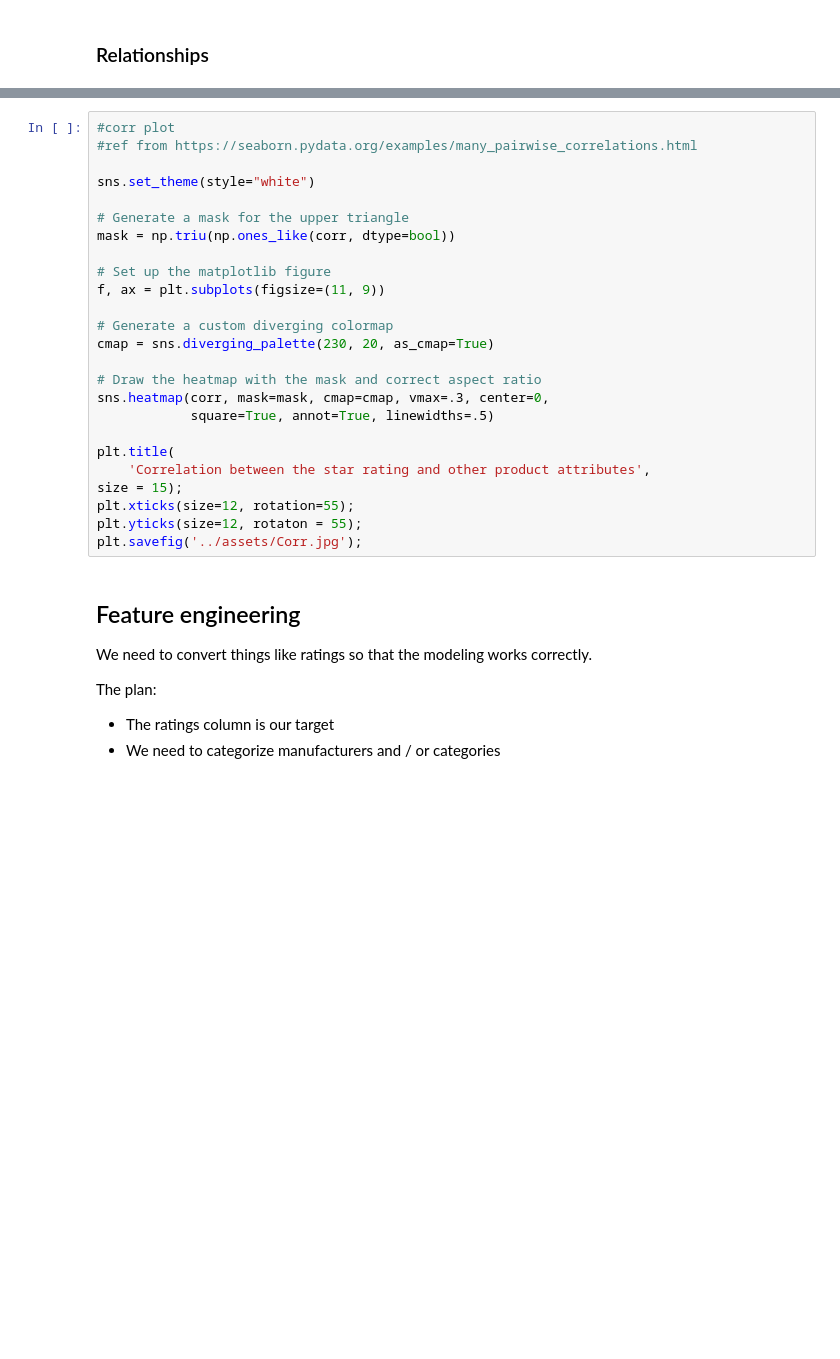
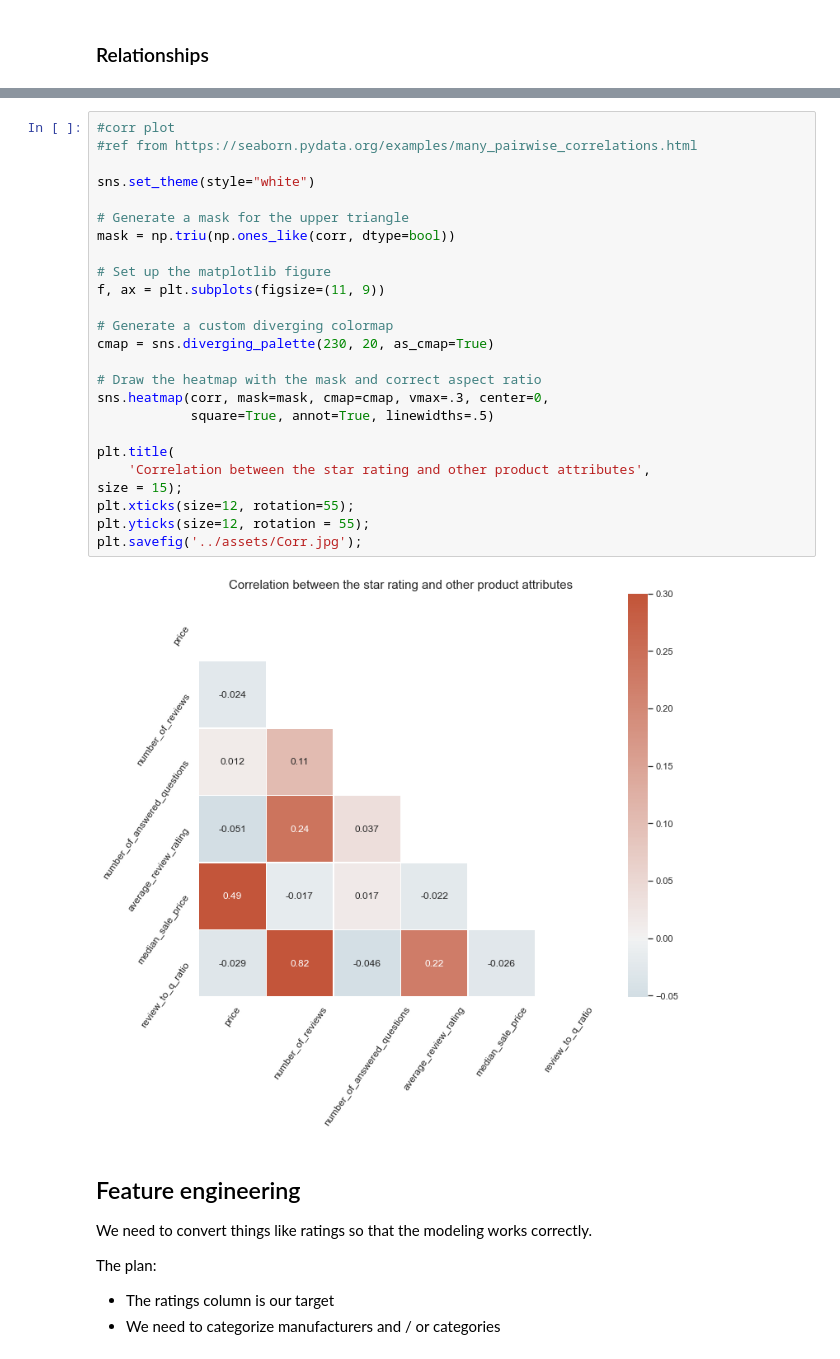
Before and after one commit to cotica/capstone, a Jupyter notebook: code/Amazon-product-catalog-cleaning-EDA.ipynb, the cells around one changed output, grey strips where cells are left out. Cells and saved outputs as stored; diff of their text form; blank space fills up the shorter version.

```diff
--- a/code/Amazon-product-catalog-cleaning-EDA.ipynb
+++ b/code/Amazon-product-catalog-cleaning-EDA.ipynb
@@ -676,28 +686,30 @@ corr.round(2)
 # %%
 #corr plot
 #ref from https://seaborn.pydata.org/examples/many_pairwise_correlations.html
 
 sns.set_theme(style="white")
 
 # Generate a mask for the upper triangle
 mask = np.triu(np.ones_like(corr, dtype=bool))
 
 # Set up the matplotlib figure
 f, ax = plt.subplots(figsize=(11, 9))
 
 # Generate a custom diverging colormap
 cmap = sns.diverging_palette(230, 20, as_cmap=True)
 
 # Draw the heatmap with the mask and correct aspect ratio
 sns.heatmap(corr, mask=mask, cmap=cmap, vmax=.3, center=0,
             square=True, annot=True, linewidths=.5)
 
 plt.title(
     'Correlation between the star rating and other product attributes',
 size = 15);
 plt.xticks(size=12, rotation=55);
-plt.yticks(size=12, rotaton = 55);
+plt.yticks(size=12, rotation = 55);
 plt.savefig('../assets/Corr.jpg');
+# %% [output]
+[figure, added]
 # %% [markdown]
 ## Feature engineering
 
```
Also changed, not shown: parts of 5 cells of this notebook, 3 other files.
